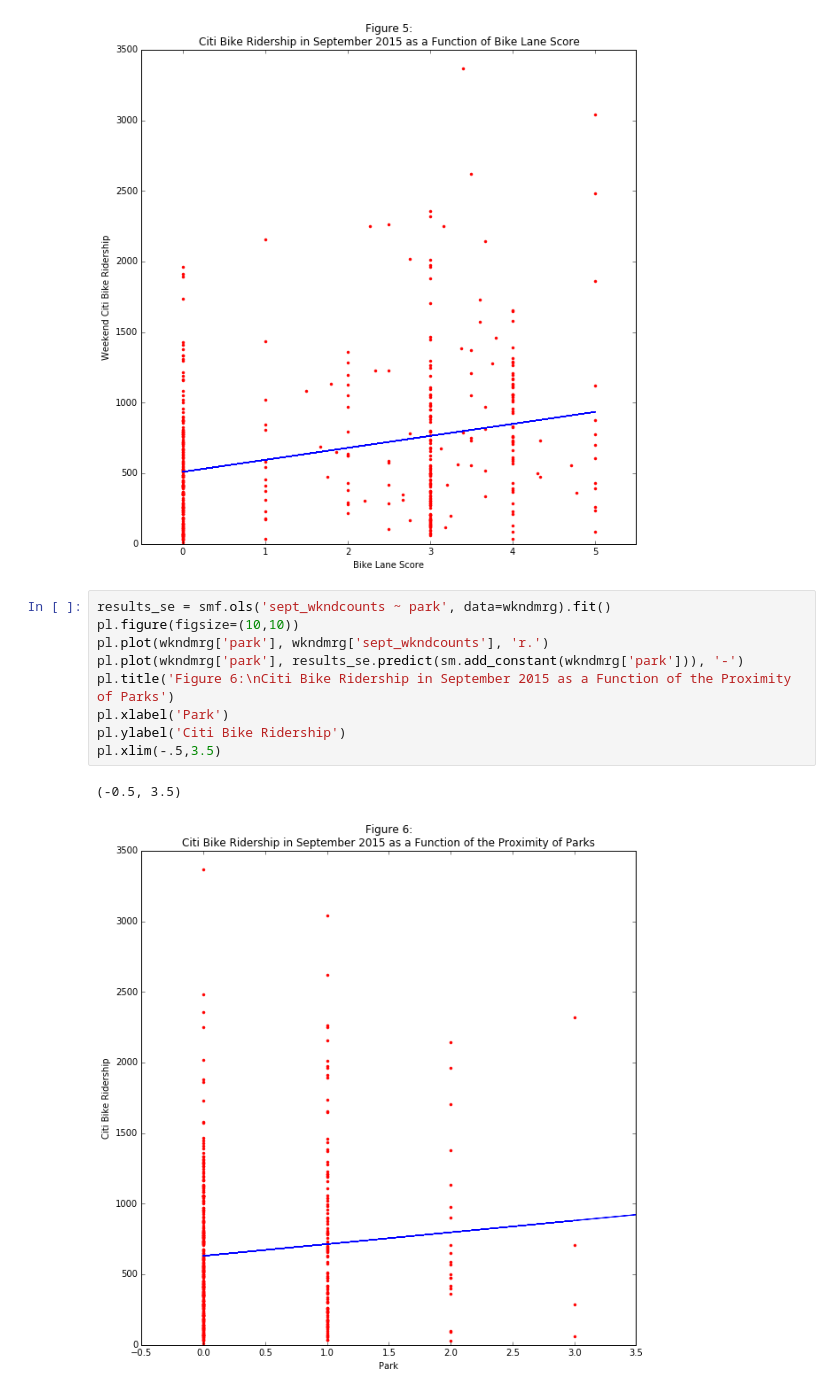
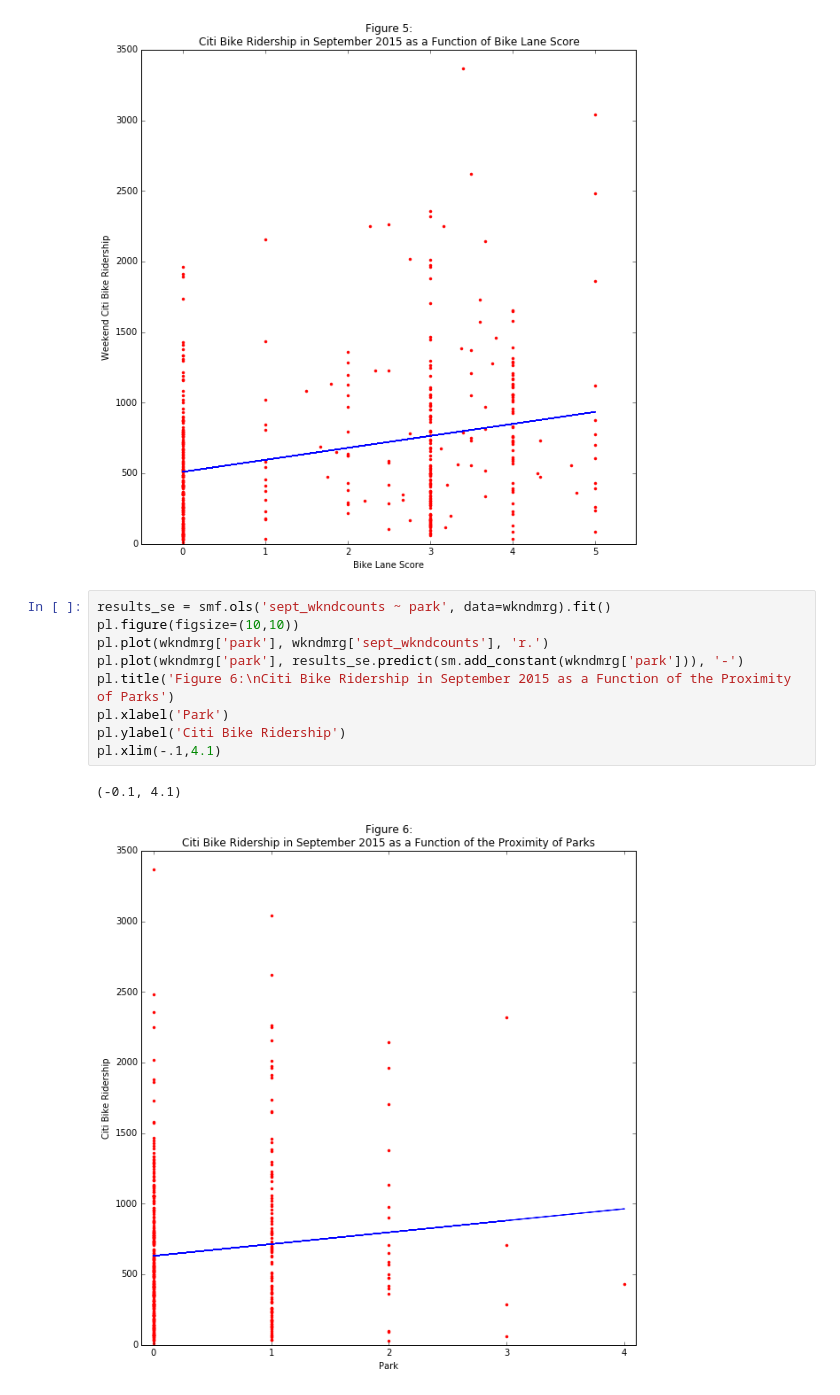
Before and after one commit to CUSP2017/citibike-publicspace, a Jupyter notebook: models/3.1-kk-regression-september-final.ipynb, the cells around one changed output. Cells and saved outputs as stored; diff of their text form.

Commit message:
finished plots

```diff
--- a/models/3.1-kk-regression-september-final.ipynb
+++ b/models/3.1-kk-regression-september-final.ipynb
@@ -247,12 +255,12 @@ pl.xlim(-.5,5.5)
 # %%
 results_se = smf.ols('sept_wkndcounts ~ park', data=wkndmrg).fit()
 pl.figure(figsize=(10,10))
 pl.plot(wkndmrg['park'], wkndmrg['sept_wkndcounts'], 'r.')
 pl.plot(wkndmrg['park'], results_se.predict(sm.add_constant(wkndmrg['park'])), '-')
 pl.title('Figure 6:\nCiti Bike Ridership in September 2015 as a Function of the Proximity of Parks')
 pl.xlabel('Park')
 pl.ylabel('Citi Bike Ridership')
-pl.xlim(-.5,3.5)
+pl.xlim(-.1,4.1)
 # %% [output]
-(-0.5, 3.5)
+(-0.1, 4.1)
-[figure, old version]
+[figure, new version]
```
Also changed, not shown: parts of 30 cells of this notebook.
